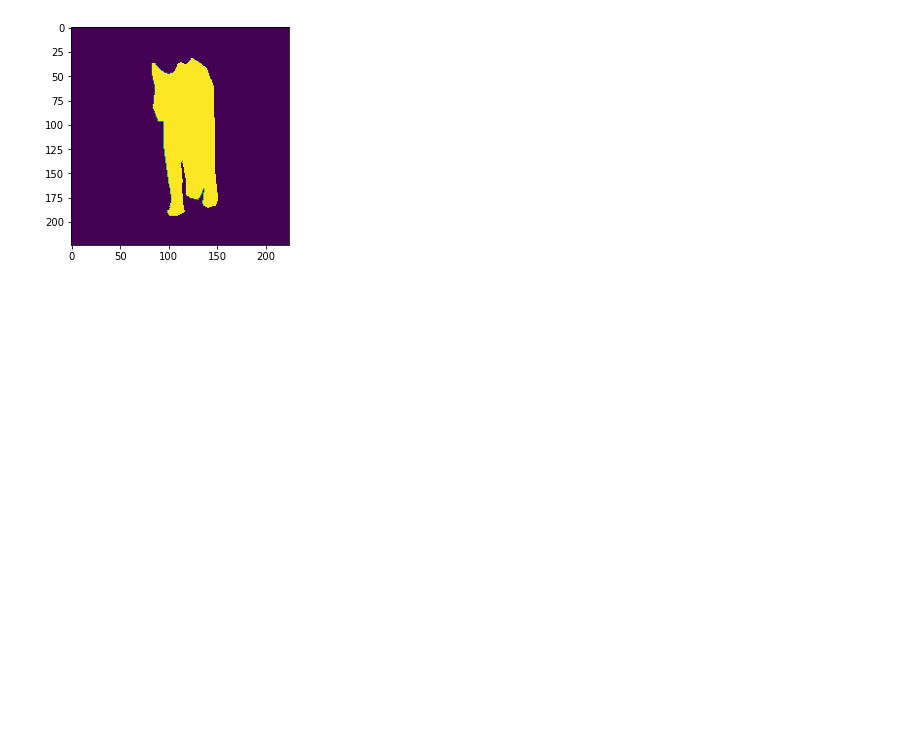
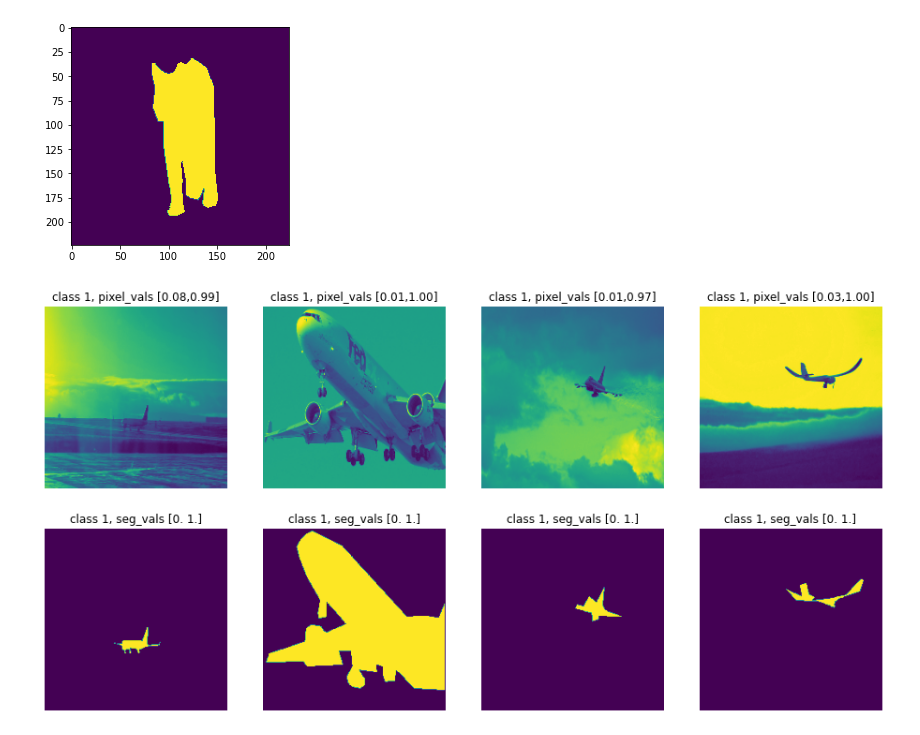
Before and after one commit to jmiano/MTLSys, a Jupyter notebook: MTL_Architecture_Development.ipynb, the cells around one changed output. Saved outputs shown, nothing was run; the diff lists cells and outputs as text; code cells hidden in the pictures; blank space fills up the shorter version.

```diff
--- a/MTL_Architecture_Development.ipynb
+++ b/MTL_Architecture_Development.ipynb
@@ -1098,3 +1183,30 @@ plt.imshow(sample[1][0])
 # %% [output]
 <matplotlib.image.AxesImage at 0x...>
 [figure]
+# %%
+#### Create list of examples from each class in final dataset
+samples = {}
+for k, v in label_map.items():
+    samples[v] = []
+
+for image, mask, classId in final_train:
+    samples[classId].append((image, mask, classId))
+# %%
+#### Look at some examples of each class
+
+# Class 1
+f, ax = plt.subplots(2, 4, figsize=(16, 8))
+random_subset = random.sample(samples[1], 4)
+for i in range(2):
+    for j in range(4):
+        img = random_subset[j][0][0]
+        mask = random_subset[j][1][0]
+        if i == 0:
+            ax[i, j].imshow(img)
+            ax[i, j].set_title(f'class {random_subset[j][2]}, pixel_vals [{torch.min(img):.2f},{torch.max(img):.2f}]')
+        else:
+            ax[i, j].imshow(random_subset[j][1][0])
+            ax[i, j].set_title(f'class {random_subset[j][2]}, seg_vals {np.unique(mask)}')
+        ax[i, j].axis('off')
+# %% [output]
+[figure, added]
```
Also changed, not shown: parts of 25 cells of this notebook.
